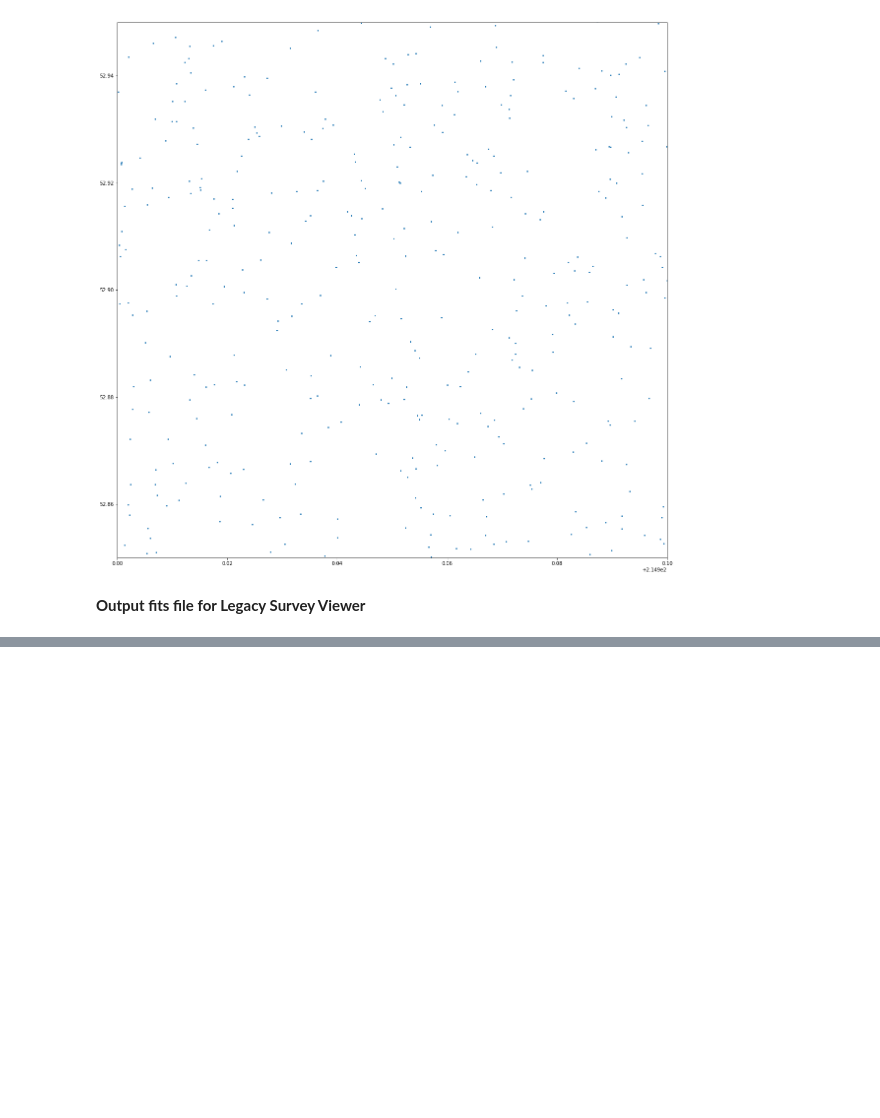
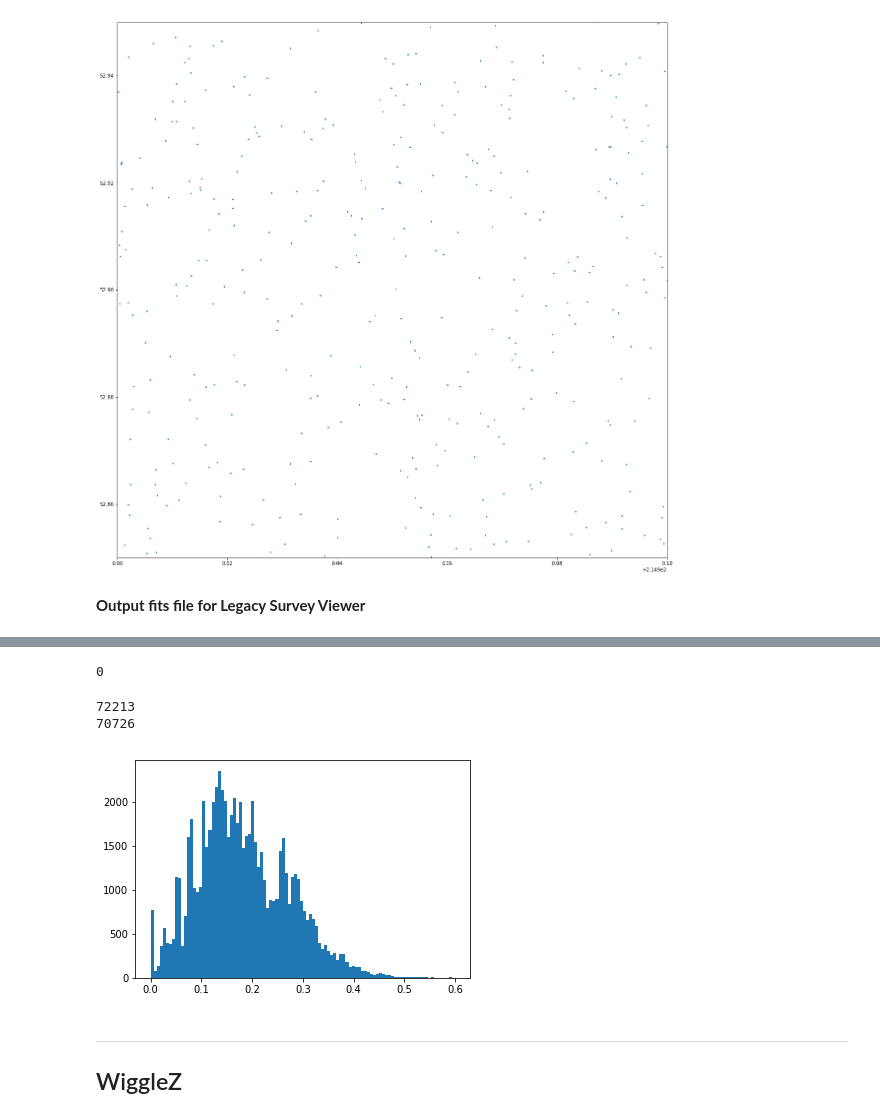
Before and after one commit to rongpu/desi-truth-table, a Jupyter notebook: notebooks/check_for_duplicates.ipynb, the cells around one changed output, grey strips where cells are left out. Cells and saved outputs as stored; diff of their text form; code cells hidden in the pictures; blank space fills up the shorter version.

Commit message:
add GAMA and WiggleZ

```diff
--- a/notebooks/check_for_duplicates.ipynb
+++ b/notebooks/check_for_duplicates.ipynb
@@ -246,0 +275,19 @@ cat1.write('/Users/roz18/Documents/Temp/desi-truth-table/3dhst-part-of-aegis.fit
+# %%
+match_coord.match_self(cat['RA'], cat['DEC'])
+# %% [output]
+0
+# %%
+print(len(cat))
+print(np.sum(cat['NQ']>2))
+# %% [output]
+72213
+70726
+# %%
+mask = cat['NQ']>2
+plt.hist(cat['Z'][mask], bins=100, range=(0, 0.6))
+plt.show()
+# %% [output]
+[figure, added]
+# %% [markdown]
+---------
+## WiggleZ
```
Also changed, not shown: parts of 15 cells of this notebook, 4 other files.
